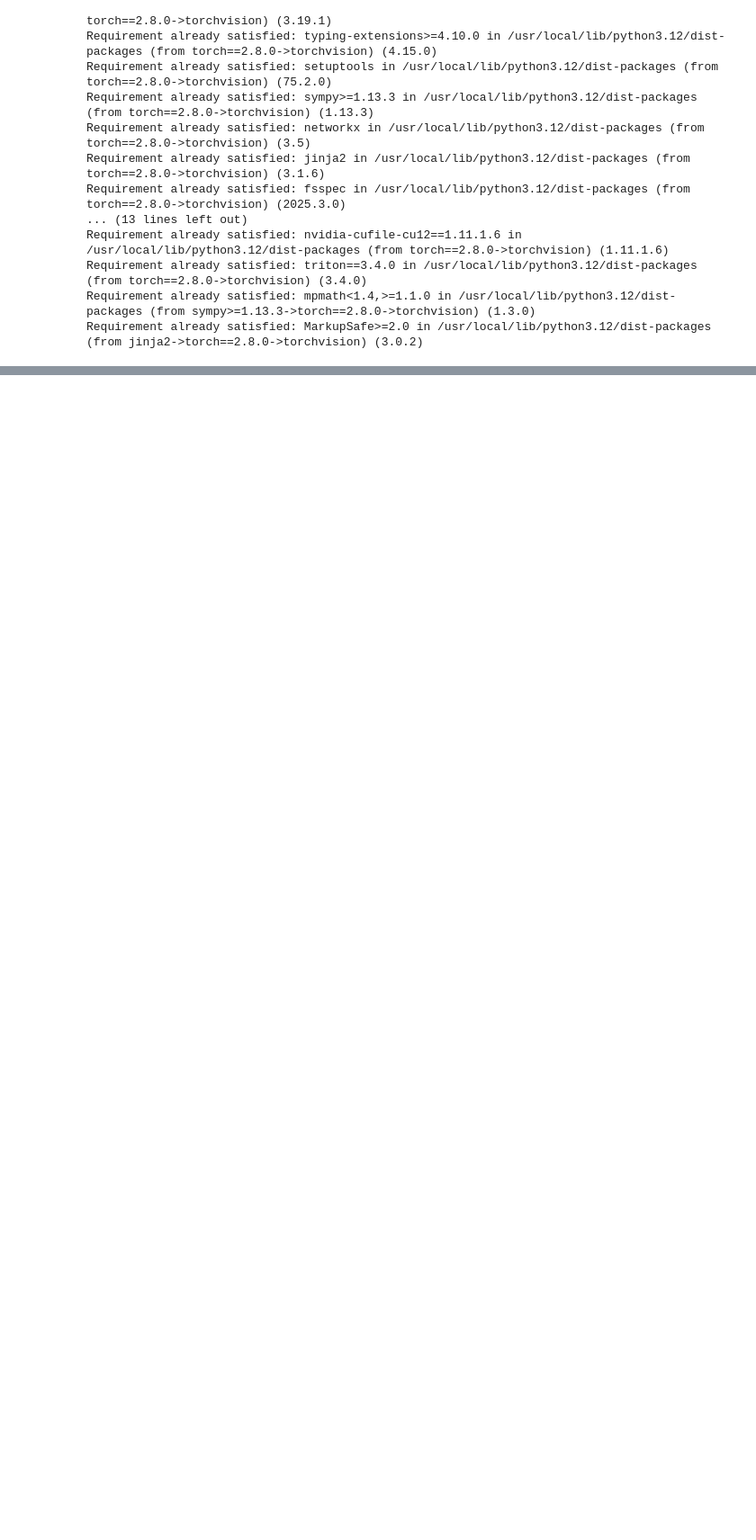
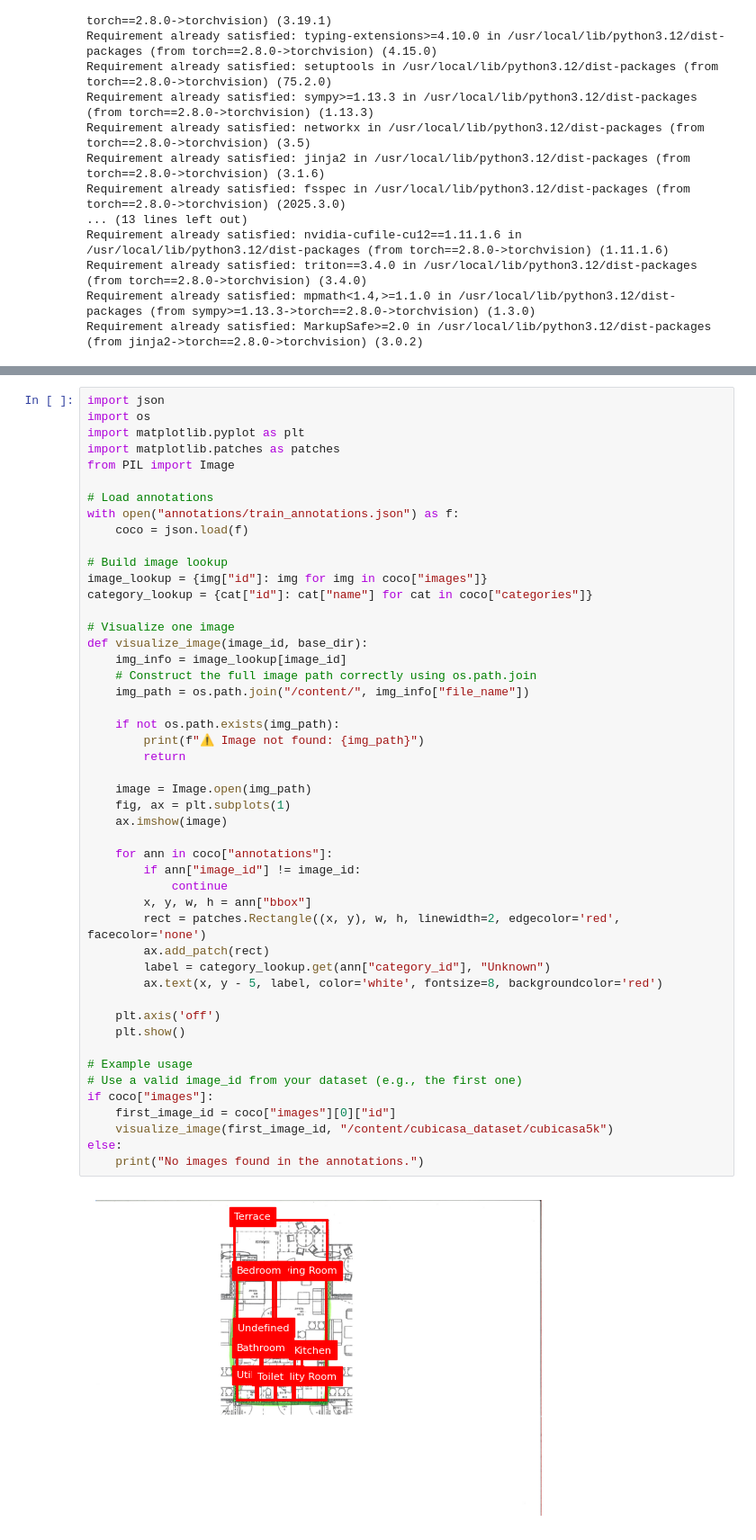
Before and after one commit to anuvarma10/floorplan-staicase-segmentation-FASTER-R-CNN, a Jupyter notebook: website/docs/tutorial/code-executors.ipynb, the cells around one changed output, grey strips where cells are left out. Shown at 90% size. Cells and saved outputs as stored; diff of their text form; blank space fills up the shorter version.

```diff
--- a/website/docs/tutorial/code-executors.ipynb
+++ b/website/docs/tutorial/code-executors.ipynb
@@ -158,0 +418,50 @@ If you want or need to use an HTML parser on this document, you can make this wa
+# %%
+import json
+import os
+import matplotlib.pyplot as plt
+import matplotlib.patches as patches
+from PIL import Image
+
+# Load annotations
+with open("annotations/train_annotations.json") as f:
+    coco = json.load(f)
+
+# Build image lookup
+image_lookup = {img["id"]: img for img in coco["images"]}
+category_lookup = {cat["id"]: cat["name"] for cat in coco["categories"]}
+
+# Visualize one image
+def visualize_image(image_id, base_dir):
+    img_info = image_lookup[image_id]
+    # Construct the full image path correctly using os.path.join
+    img_path = os.path.join("/content/", img_info["file_name"])
+
+    if not os.path.exists(img_path):
+        print(f"⚠️ Image not found: {img_path}")
+        return
+
+    image = Image.open(img_path)
+    fig, ax = plt.subplots(1)
+    ax.imshow(image)
+
+    for ann in coco["annotations"]:
+        if ann["image_id"] != image_id:
+            continue
+        x, y, w, h = ann["bbox"]
+        rect = patches.Rectangle((x, y), w, h, linewidth=2, edgecolor='red', facecolor='none')
+        ax.add_patch(rect)
+        label = category_lookup.get(ann["category_id"], "Unknown")
+        ax.text(x, y - 5, label, color='white', fontsize=8, backgroundcolor='red')
+
+    plt.axis('off')
+    plt.show()
+
+# Example usage
+# Use a valid image_id from your dataset (e.g., the first one)
+if coco["images"]:
+    first_image_id = coco["images"][0]["id"]
+    visualize_image(first_image_id, "/content/cubicasa_dataset/cubicasa5k")
+else:
+    print("No images found in the annotations.")
+# %% [output]
+[figure, added]
```
Also changed, not shown: parts of 16 cells of this notebook.
